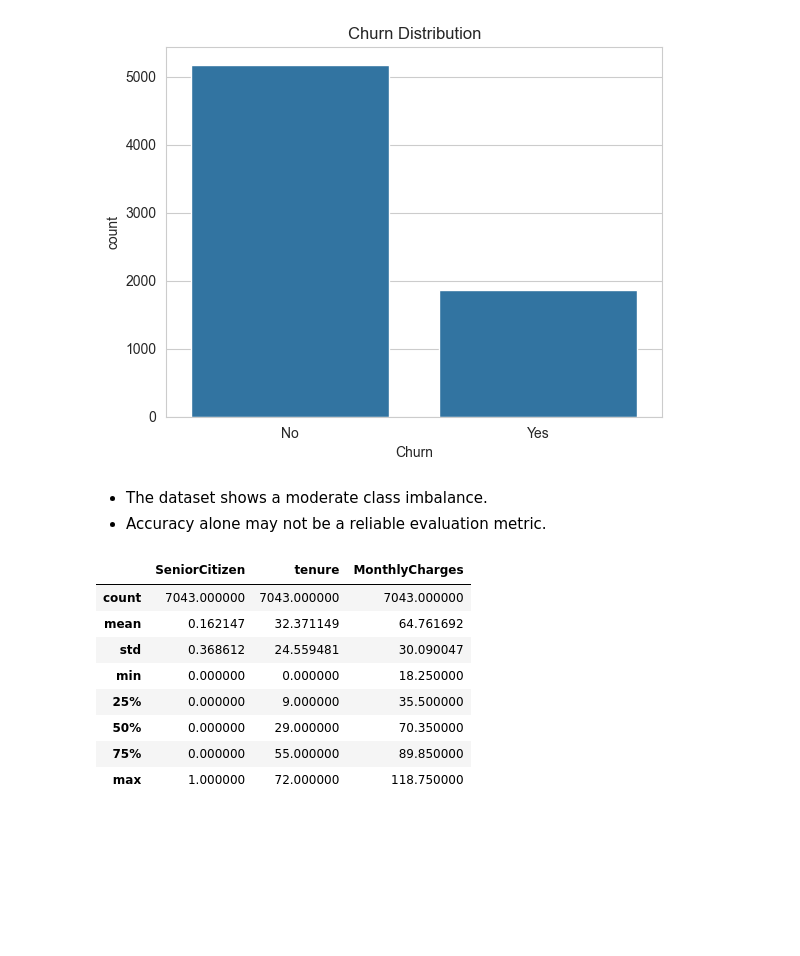
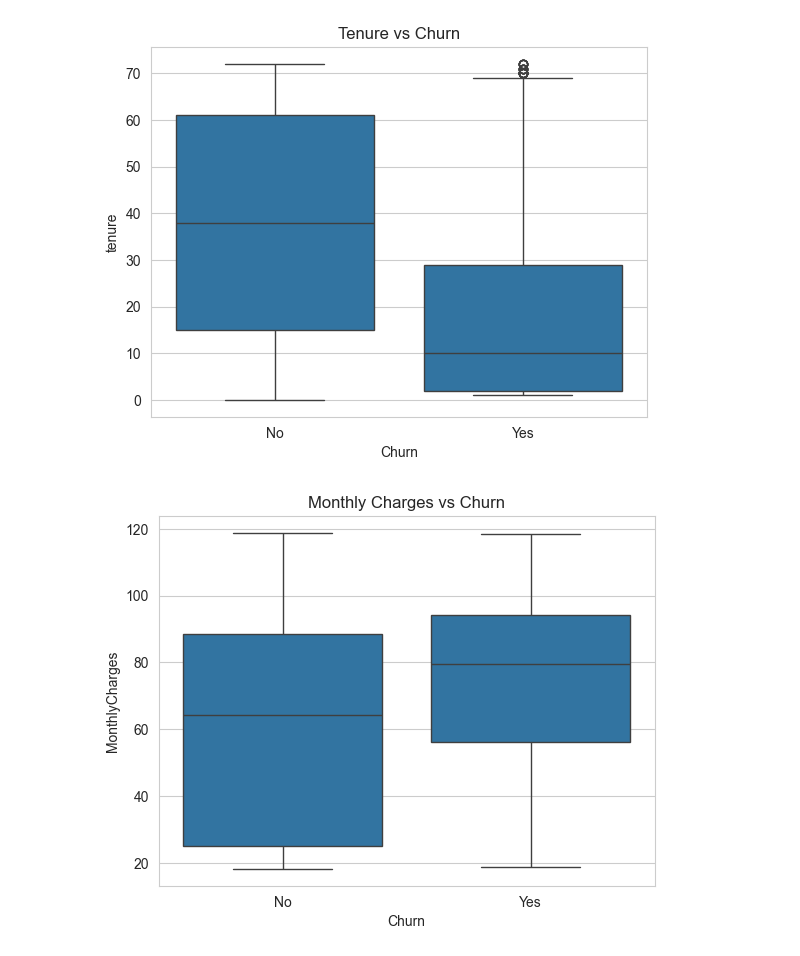
Before and after one commit to fuyuhanCC/interpretable-churn, a Jupyter notebook: notebooks/01_eda.ipynb, the cells around one changed output. Drawn from its saved outputs; the diff is of its cells as text; code cells hidden in the pictures; blank space fills up the shorter version.

```diff
--- a/notebooks/01_eda.ipynb
+++ b/notebooks/01_eda.ipynb
@@ -69,22 +122,12 @@ dtype: int64
 # %%
-sns.countplot(x="Churn", data=df)
-plt.title("Churn Distribution")
+sns.boxplot(x="Churn", y="tenure", data=df)
+plt.title("Tenure vs Churn")
 plt.show()
 # %% [output]
-[figure, old version]
+[figure, new version]
-# %% [markdown]
-- The dataset shows a moderate class imbalance.
-- Accuracy alone may not be a reliable evaluation metric.
 # %%
-numeric_cols = df.select_dtypes(include=["int64", "float64"]).columns
-df[numeric_cols].describe()
+sns.boxplot(x="Churn", y="MonthlyCharges", data=df)
+plt.title("Monthly Charges vs Churn")
+plt.show()
 # %% [output]
-|  | SeniorCitizen | tenure | MonthlyCharges |
-| count | 7043.000000 | 7043.000000 | 7043.000000 |
-| mean | 0.162147 | 32.371149 | 64.761692 |
-| std | 0.368612 | 24.559481 | 30.090047 |
-| min | 0.000000 | 0.000000 | 18.250000 |
-| 25% | 0.000000 | 9.000000 | 35.500000 |
-| 50% | 0.000000 | 29.000000 | 70.350000 |
-| 75% | 0.000000 | 55.000000 | 89.850000 |
-| max | 1.000000 | 72.000000 | 118.750000 |
+[figure, added]
```
Also changed, not shown: parts of 17 cells of this notebook.
